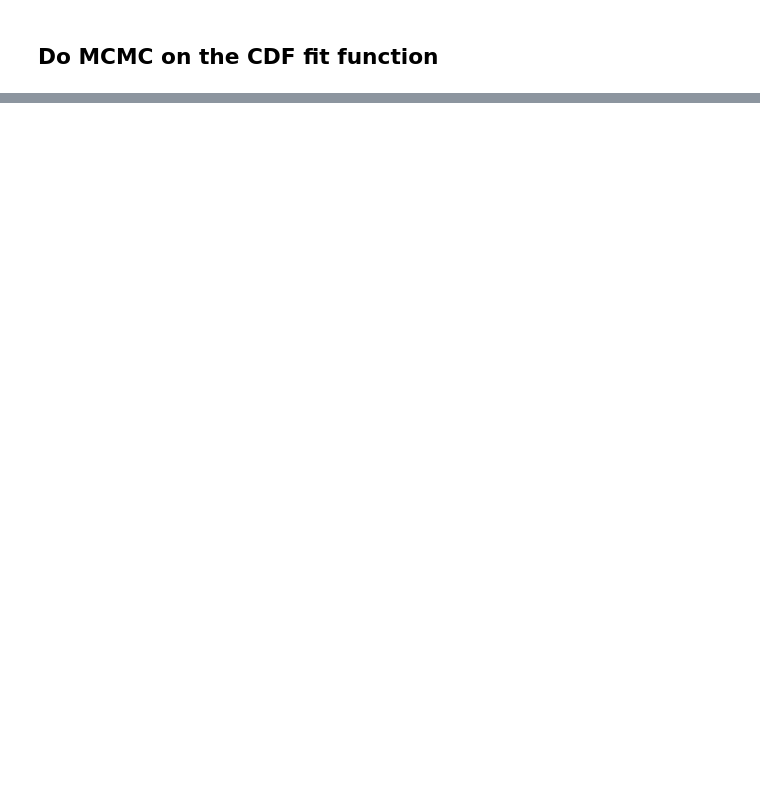
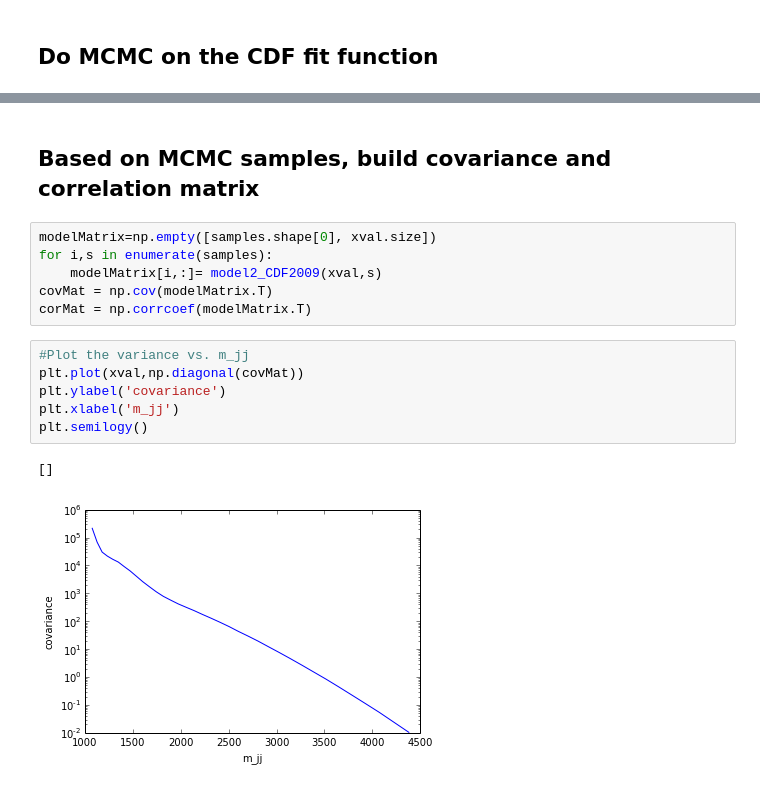
Before and after one commit to cranmer/play, a Jupyter notebook: misc/DiJet_GP_test.ipynb, the cells around one changed output, grey strips where cells are left out. Drawn from its saved outputs; the diff is of its cells as text; blank space fills up the shorter version.

```diff
--- a/misc/DiJet_GP_test.ipynb
+++ b/misc/DiJet_GP_test.ipynb
@@ -167,0 +154,17 @@ Making plots
+# %% [markdown]
+## Based on MCMC samples, build covariance and correlation matrix
+# %%
+modelMatrix=np.empty([samples.shape[0], xval.size])
+for i,s in enumerate(samples):
+    modelMatrix[i,:]= model2_CDF2009(xval,s)
+covMat = np.cov(modelMatrix.T)
+corMat = np.corrcoef(modelMatrix.T)
+# %%
+#Plot the variance vs. m_jj
+plt.plot(xval,np.diagonal(covMat))
+plt.ylabel('covariance')
+plt.xlabel('m_jj')
+plt.semilogy()
+# %% [output]
+[]
+[figure, added]
```
Also changed, not shown: parts of 22 cells of this notebook.
